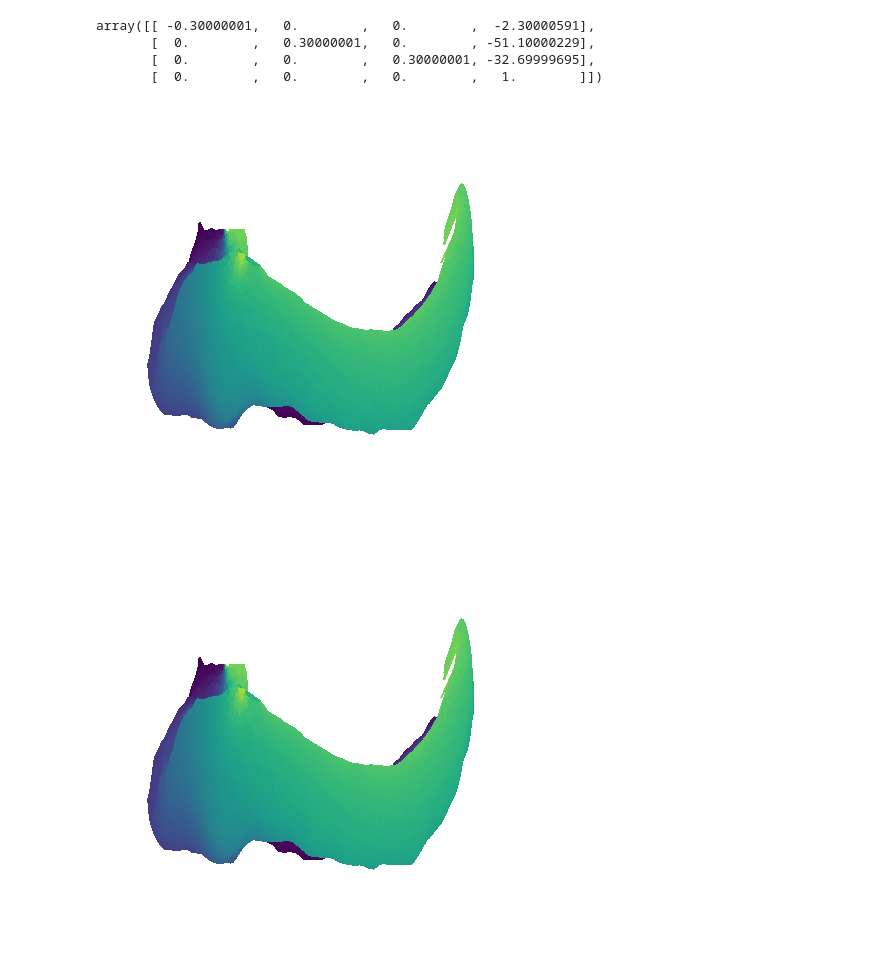
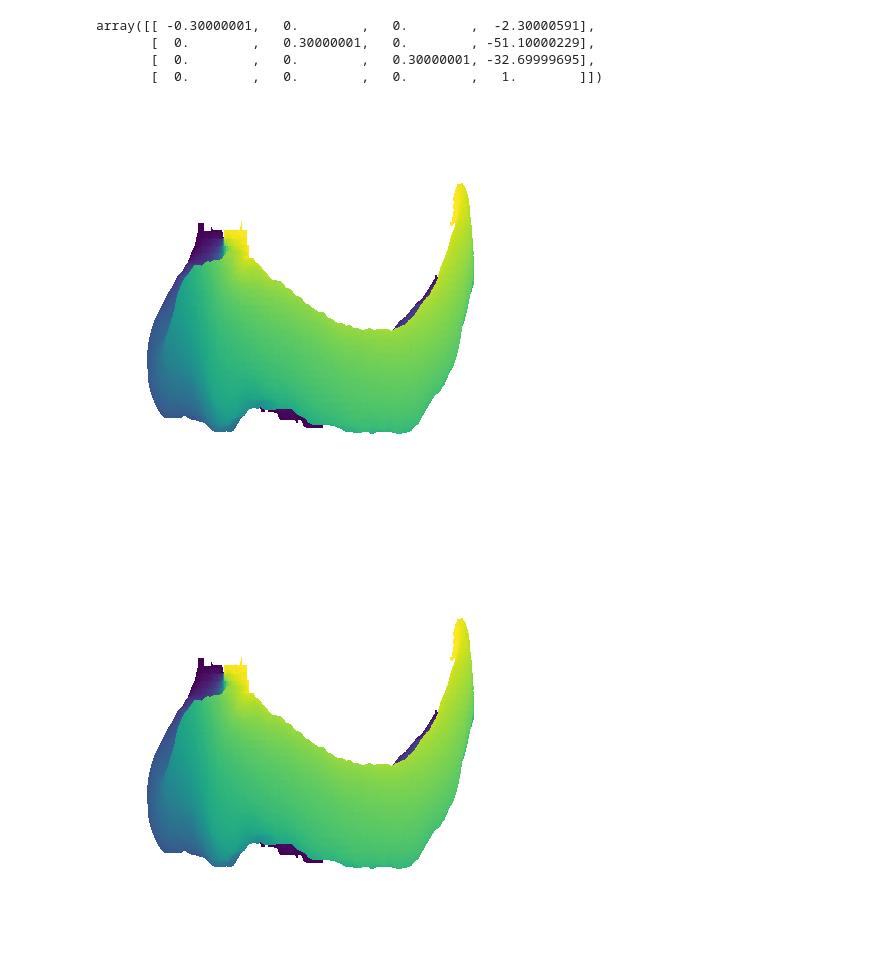
Before and after one commit to khanlab/hippunfold, a Jupyter notebook: surface-Beltrami.ipynb, the cells around one changed output. Drawn from its saved outputs; the diff is of its cells as text; code cells hidden in the pictures.

```diff
--- a/surface-Beltrami.ipynb
+++ b/surface-Beltrami.ipynb
@@ -122,38 +96,5 @@ print(solution_no_bc)
 # %%
-fn = '../hippunfold-wetrun/test-lowresMRI/tmp/sub-01/surf/sub-01_hemi-L_space-corobl_den-0p5mm_label-hipp_midthickness.surf.gii'
+fn = '../hippunfold-wetrun/test-lowresMRI/tmp/sub-01/surf/sub-01_hemi-L_space-corobl_label-hipp_midthickness.surf.gii'
 surf = nib.load(fn)
-v,f = surf.darrays[1].data,surf.darrays[0].data
+vertices = surf.agg_data('NIFTI_INTENT_POINTSET')
+faces = surf.agg_data('NIFTI_INTENT_TRIANGLE')
-# %%
-def find_boundary_vertices(vertices, faces):
-    """
-    Find the indices of vertices on the boundary (edges) of an open 3D surface mesh.
-
-    Parameters:
-        vertices (np.ndarray): Array of shape (n_vertices, 3) containing vertex coordinates.
-        faces (np.ndarray): Array of shape (n_faces, 3) containing indices of vertices forming each triangular face.
-
-    Returns:
-        boundary_vertices (np.ndarray): Array of unique vertex indices on the boundary edges.
-    """
-    from collections import Counter
-
-    # Collect all edges from the faces
-    edges = []
-    for tri in faces:
-        edges.extend([(tri[0], tri[1]), (tri[1], tri[2]), (tri[2], tri[0])])
-
-    # Ensure each edge is sorted (undirected)
-    edges = [tuple(sorted(edge)) for edge in edges]
-
-    # Count occurrences of each edge
-    edge_count = Counter(edges)
-
-    # Boundary edges appear only once
-    boundary_edges = [edge for edge, count in edge_count.items() if count < 2]
-
-    # Extract boundary vertices
-    boundary_vertices = np.unique([vertex for edge in boundary_edges for vertex in edge])
-
-    return boundary_vertices
-
-boundary_vertices = find_boundary_vertices(v,f)
@@ -174,7 +158,7 @@ prox = (bounds.affine @ np.vstack([prox, np.ones([1,prox.shape[1]])]))[:3,:]
 dist = (bounds.affine @ np.vstack([dist, np.ones([1,dist.shape[1]])]))[:3,:]
 
 interpol = NearestNDInterpolator(np.hstack([prox,dist]).T, np.hstack([np.zeros([prox.shape[1]]),np.ones([dist.shape[1]])]))
-boundary_values = interpol(v[boundary_vertices,:])
+boundary_values = interpol(vertices[boundary_vertices,:])
 # %%
 boundary_conditions = dict(zip(boundary_vertices, boundary_values))
-t = solve_laplace_beltrami_open_mesh(surf.darrays[1].data,surf.darrays[0].data, boundary_conditions)
+t = solve_laplace_beltrami_open_mesh(vertices,faces, boundary_conditions)
@@ -181,5 +167,5 @@ t = solve_laplace_beltrami_open_mesh(surf.darrays[1].data,surf.darrays[0].data,
 # %%
-plot_surf(fn, t,)
+plot_surf(fn, t)
 # %% [output]
-[figure, old version]
+[figure, new version]
-[figure, old version]
+[figure, new version]
```
Also changed, not shown: parts of 4 cells of this notebook.
